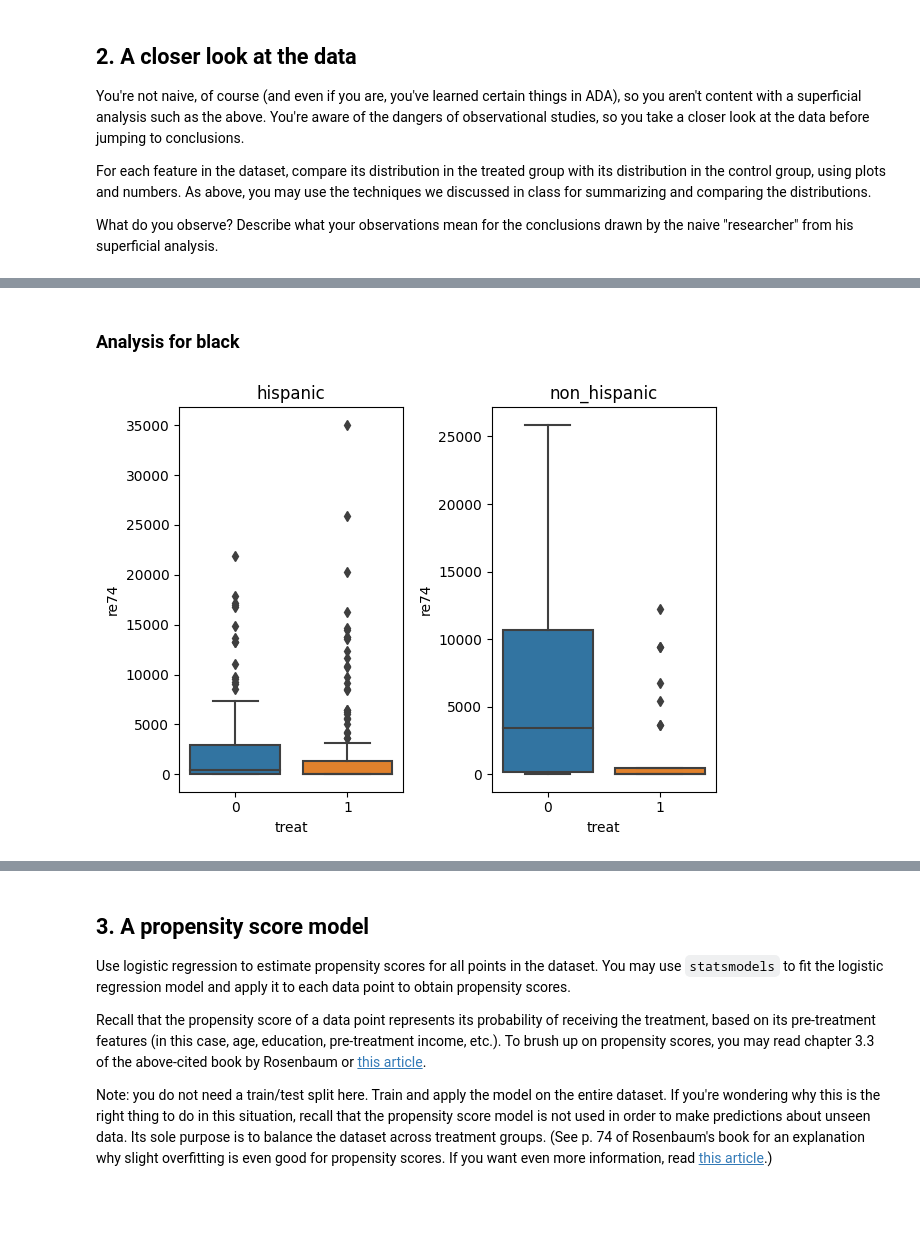
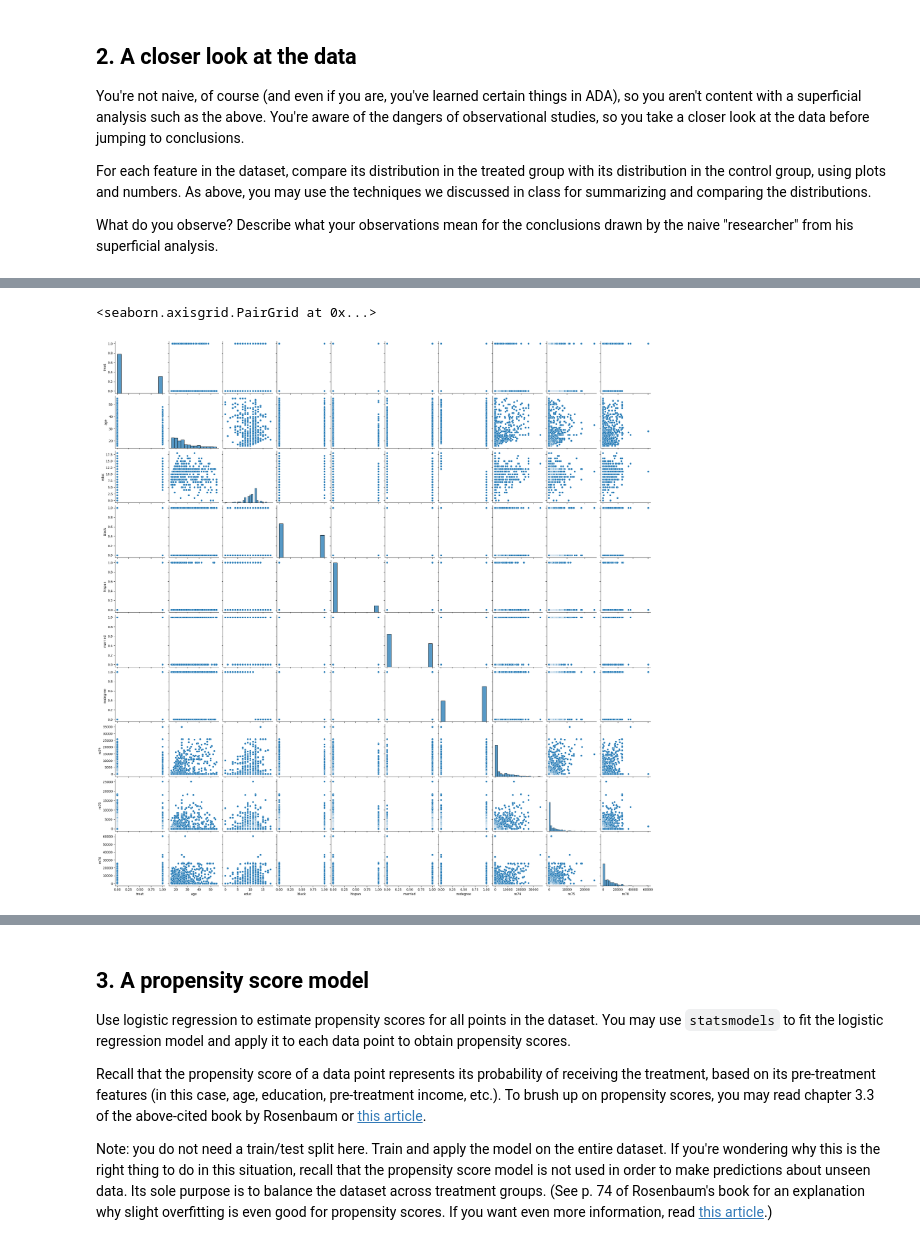
Before and after one commit to roduit/2023, a Jupyter notebook: Exercises/05 - Causal analysis of observational data/Observational studies exercise.ipynb, the cells around one changed output, grey strips where cells are left out. Drawn from its saved outputs; the diff is of its cells as text; code cells hidden in the pictures; blank space fills up the shorter version.

```diff
--- a/Exercises/05 - Causal analysis of observational data/Observational studies exercise.ipynb
+++ b/Exercises/05 - Causal analysis of observational data/Observational studies exercise.ipynb
@@ -117,15 +111,5 @@ plt.tight_layout();
-# %% [markdown]
-### Analysis for black
-# %%
-black = df.query('black == 1')
-non_black = df.query('black == 0')
-plt.figure()
-plt.subplot(121)
-plt.title('hispanic')
-sns.boxplot(data=black, x='treat', y='re74');
-plt.subplot(122)
-plt.title('non_hispanic')
-sns.boxplot(data=non_black, x='treat', y='re74');
-plt.tight_layout();
-# %% [output]
-[figure, removed]
+# %%
+sns.pairplot(df)
+# %% [output]
+<seaborn.axisgrid.PairGrid at 0x...>
+[figure, added]
```
Also changed, not shown: parts of 42 cells of this notebook.
